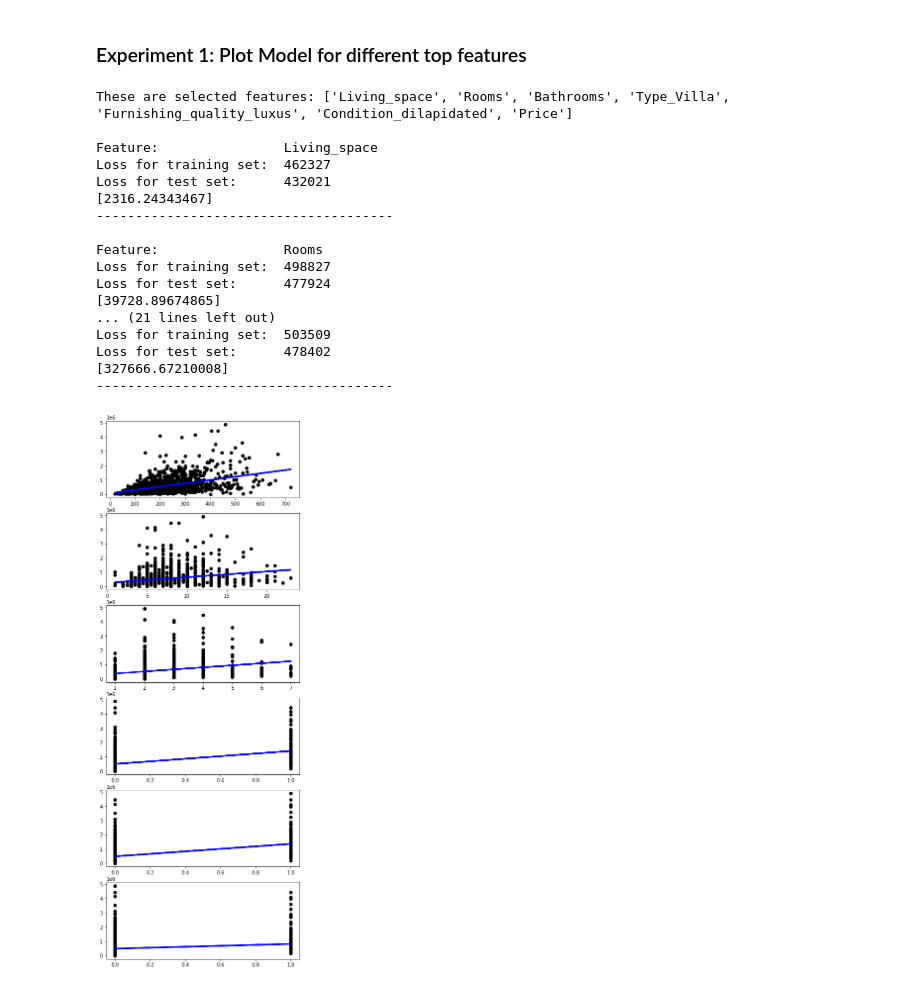
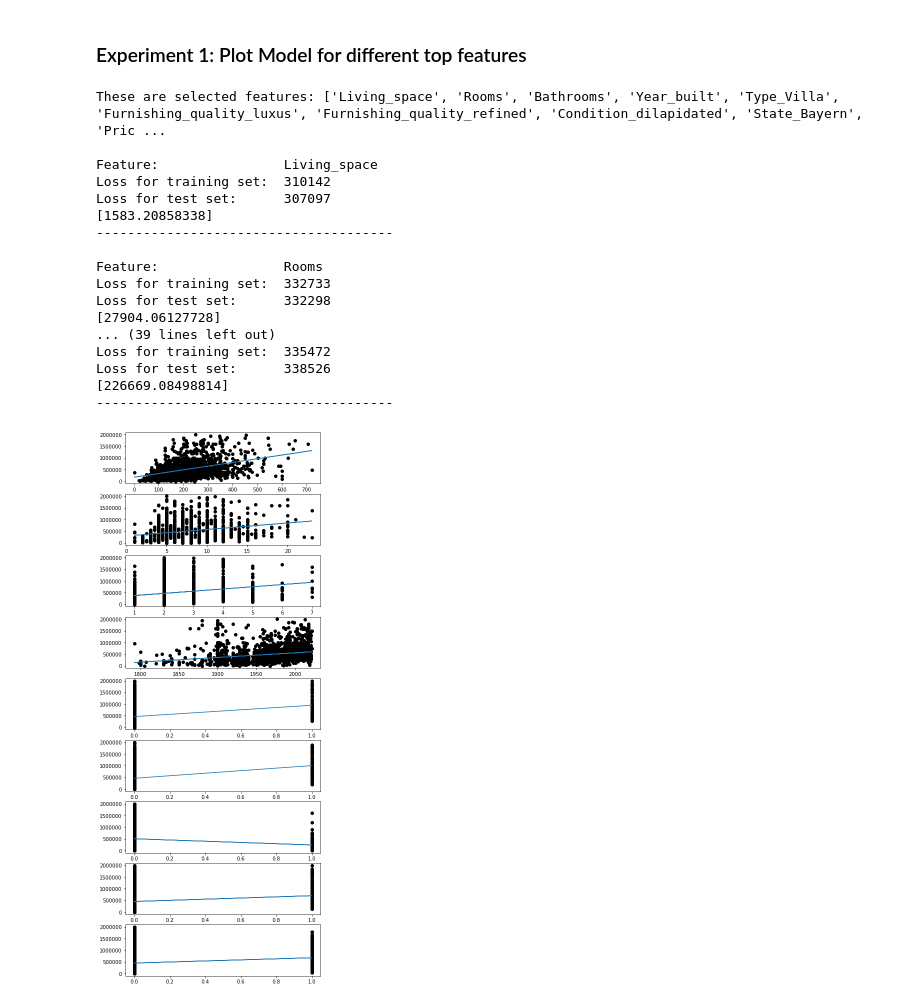
Before and after one commit to heuer-ja/CENG542-Knowledge-Discovery, a Jupyter notebook: germany_house_prices.ipynb, the cells around one changed output. Saved outputs shown, nothing was run; the diff lists cells and outputs as text; code cells hidden in the pictures.

Commit message:
removed outlier: price

```diff
--- a/germany_house_prices.ipynb
+++ b/germany_house_prices.ipynb
@@ -147,7 +125,6 @@ dtype: object
 
 # get all numerical columns
 cols_to_zscore = list(df_source.select_dtypes(include='float64'))
-cols_to_zscore.remove("Price")
 cols_zscore = []
 
 # create df with zscore-columns
@@ -197,14 +175,16 @@ for i in range(0,len(cols_to_zscore)):
     col = cols_to_zscore[i]
 
     # old one
-    ax = fig.add_subplot(7,2,id)
+    ax = fig.add_subplot(8,2,id)
     ax.boxplot(df_source[col])
     ax.set_title(f"{col} (before outlier removal)")
     id=id+1
 
     # new one
-    ax = fig.add_subplot(7,2,id)
+    ax = fig.add_subplot(8,2,id)
     ax.boxplot(df_new[col])
     ax.set_title(f"{col} (after outlier removal)")
     id=id+1
+
+get_info_about_price(df_new)
 # %% [output]
@@ -361,45 +341,46 @@ for i, feature in enumerate(list_top_features):
 
     # split dataframe into train & test
     X_train, X_test, y_train, y_test = split_df_into_train_test(df=df_model)
 
     # train linear regression model
     model_linear = LinearRegression().fit(X_train, y_train)
 
     # show score
     loss_train = calc_loss(model_linear, X_train, y_train)
     loss_test  = calc_loss(model_linear, X_test, y_test)
     print(f"Loss for training set:\t{loss_train}")
     print(f"Loss for test set:\t{loss_test}")
     print(f"{model_linear.coef_}")
     print(f"--------------------------------------")
 
 
     # pred
     y_pred = model_linear.predict(X_test)
 
 
     axs[i].ticklabel_format(useOffset=False)
     axs[i].scatter(X_test, y_test, color="black")
+    axs[i].plot(X_test, y_pred)
     axs[i].ticklabel_format(style='plain')
 # %% [output]
-These are selected features: ['Living_space', 'Rooms', 'Bathrooms', 'Type_Villa', 'Furnishing_quality_luxus', 'Condition_dilapidated', 'Price']
+These are selected features: ['Living_space', 'Rooms', 'Bathrooms', 'Year_built', 'Type_Villa', 'Furnishing_quality_luxus', 'Furnishing_quality_refined', 'Condition_dilapidated', 'State_Bayern', 'Pric ...
 
 Feature:                Living_space
-Loss for training set:  462327
-Loss for test set:      432021
-[2316.24343467]
+Loss for training set:  310142
+Loss for test set:      307097
+[1583.20858338]
 --------------------------------------
 
 Feature:                Rooms
-Loss for training set:  498827
-Loss for test set:      477924
-[39728.89674865]
-... (21 lines left out)
-Loss for training set:  503509
-Loss for test set:      478402
-[327666.67210008]
+Loss for training set:  332733
+Loss for test set:      332298
+[27904.06127728]
+... (39 lines left out)
+Loss for training set:  335472
+Loss for test set:      338526
+[226669.08498814]
 --------------------------------------
-[figure, old version]
+[figure, new version]
 # %%
 '''
 EXPERIMENT 2: Look at score difference for different amount of features
```
Also changed, not shown: parts of 11 cells of this notebook, 1 other file.
